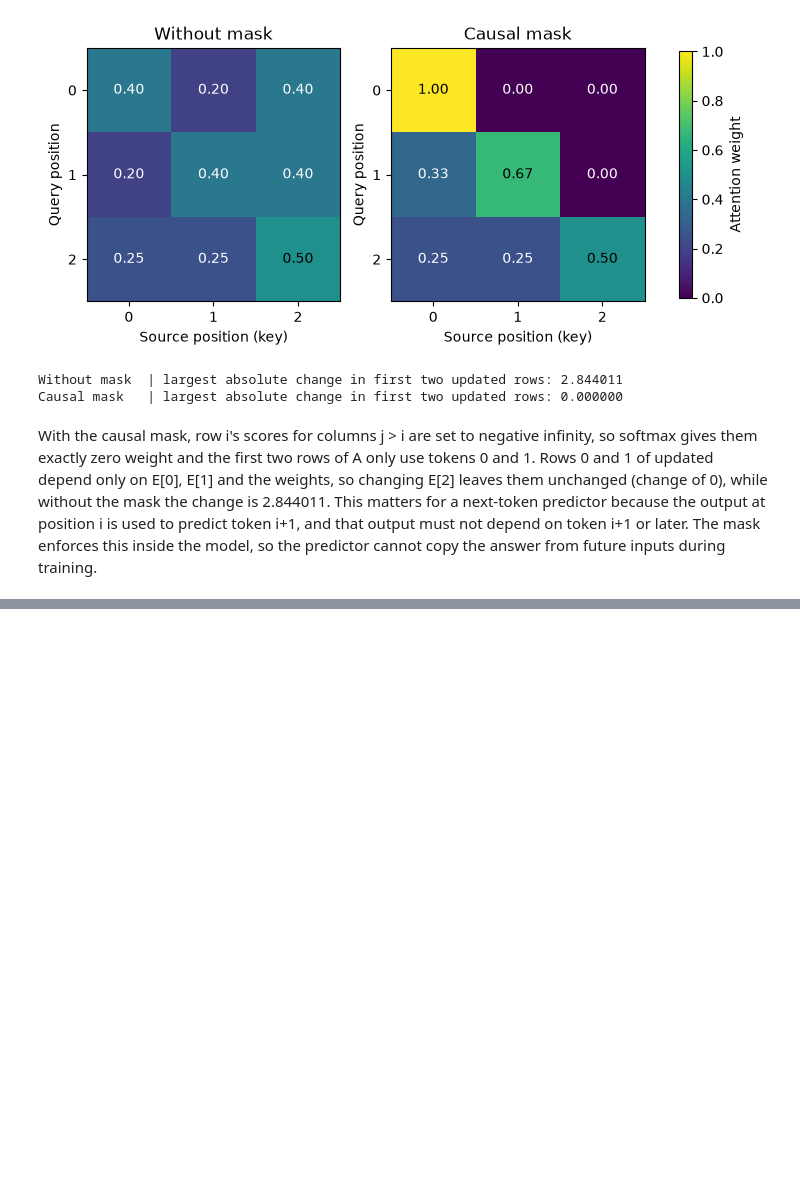
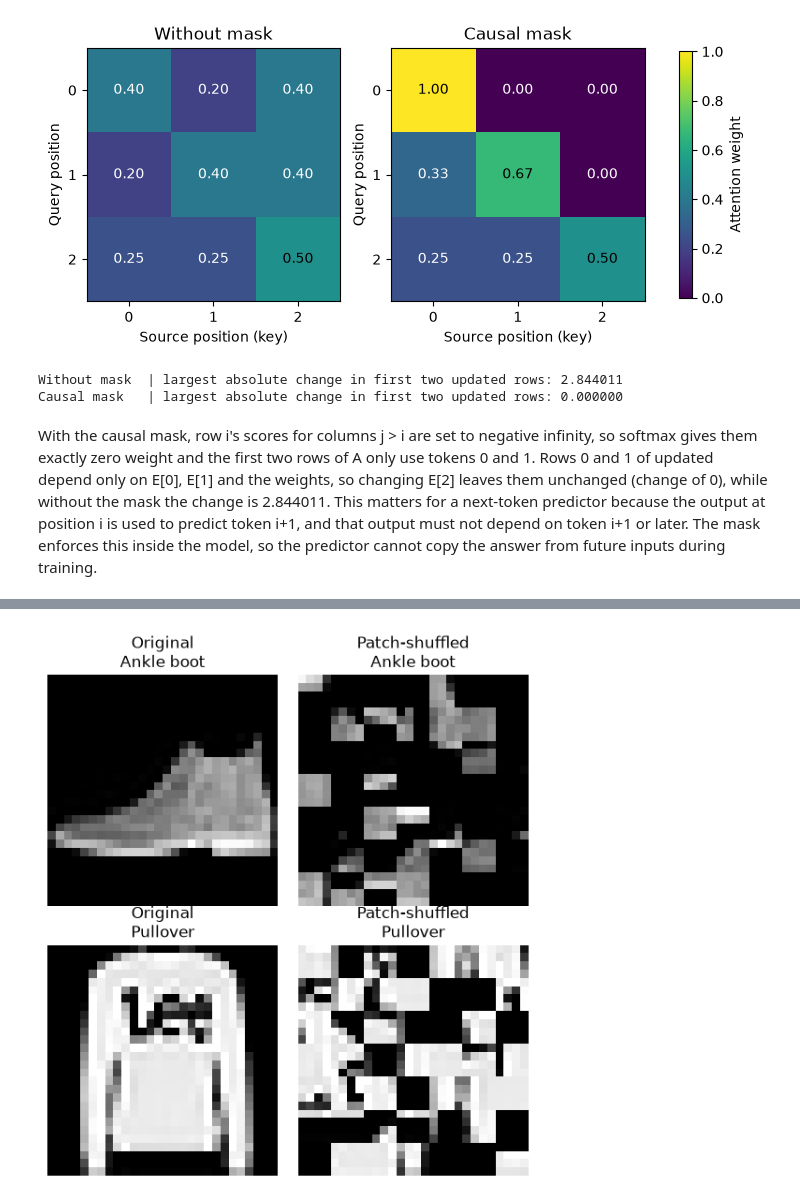
Before and after one commit to satvikboi/Deep-Learning-Assignments-, a Jupyter notebook: assignment 2/assignment2.ipynb, the cells around one changed output, grey strips where cells are left out. Drawn from its saved outputs; the diff is of its cells as text; code cells hidden in the pictures; blank space fills up the shorter version.

```diff
--- a/assignment 2/assignment2.ipynb
+++ b/assignment 2/assignment2.ipynb
@@ -414,0 +438,20 @@ With the causal mask, row i's scores for columns j > i are set to negative infin
+# %%
+def patchify(x):
+    """(B, 28, 28) -> (B, 49, 16). Patches go left to right, then top to bottom;
+    each patch is flattened in row-major order."""
+    B = x.shape[0]
+    x = x.reshape(B, 7, 4, 7, 4)          # (B, patch_row, row_in_patch, patch_col, col_in_patch)
+    x = x.permute(0, 1, 3, 2, 4)          # (B, patch_row, patch_col, row_in_patch, col_in_patch)
+    return x.reshape(B, 49, 16)
+
+def unpatchify(p):
+    """(B, 49, 16) -> (B, 28, 28). Exact inverse of patchify."""
+    B = p.shape[0]
+    p = p.reshape(B, 7, 7, 4, 4).permute(0, 1, 3, 2, 4)
+    return p.reshape(B, 28, 28)
+
+# sanity checks
+assert torch.equal(unpatchify(patchify(Xte[:50])), Xte[:50])
+assert torch.equal(patchify(Xte[:1])[0, 1], Xte[0, 0:4, 4:8].reshape(-1))   # patch 1 = top row, 2nd block
+assert torch.equal(patchify(Xte[:1])[0, 7], Xte[0, 4:8, 0:4].reshape(-1))   # patch 7 = 2nd row, 1st block
+print("patch helpers OK")
@@ -414,0 +533,13 @@ With the causal mask, row i's scores for columns j > i are set to negative infin
+# %%
+rng = np.random.default_rng(44)
+orders = np.stack([rng.permutation(49) for _ in range(len(Xte))])   # official test order
+orders_t = torch.from_numpy(orders).long().to(device)               # (10000, 49)
+
+patches = patchify(Xte)                                             # (10000, 49, 16)
+# destination slot k receives original patch orders[i, k]; pixels inside patches are untouched
+shuffled_patches = torch.gather(patches, 1, orders_t.unsqueeze(-1).expand(-1, -1, 16))
+Xte_shuf = unpatchify(shuffled_patches)                             # same images used for both models
+
+assert torch.equal(torch.sort(patches[0], dim=0).values,
+                   torch.sort(shuffled_patches[0], dim=0).values)   # same patches, new order
+print(Xte_shuf.shape)
@@ -414,0 +579,14 @@ With the causal mask, row i's scores for columns j > i are set to negative infin
+# %%
+fig, axes = plt.subplots(2, 2, figsize=(5.5, 6))
+for r in range(2):
+    label = class_names[Yte[r].item()]
+    axes[r, 0].imshow(Xte[r].cpu(), cmap="gray")
+    axes[r, 0].set_title(f"Original\n{label}")
+    axes[r, 1].imshow(Xte_shuf[r].cpu(), cmap="gray")
+    axes[r, 1].set_title(f"Patch-shuffled\n{label}")
+    for c in range(2):
+        axes[r, c].axis("off")
+plt.tight_layout()
+plt.show()
+# %% [output]
+[figure, added]
```
Also changed, not shown: parts of 7 cells of this notebook.
